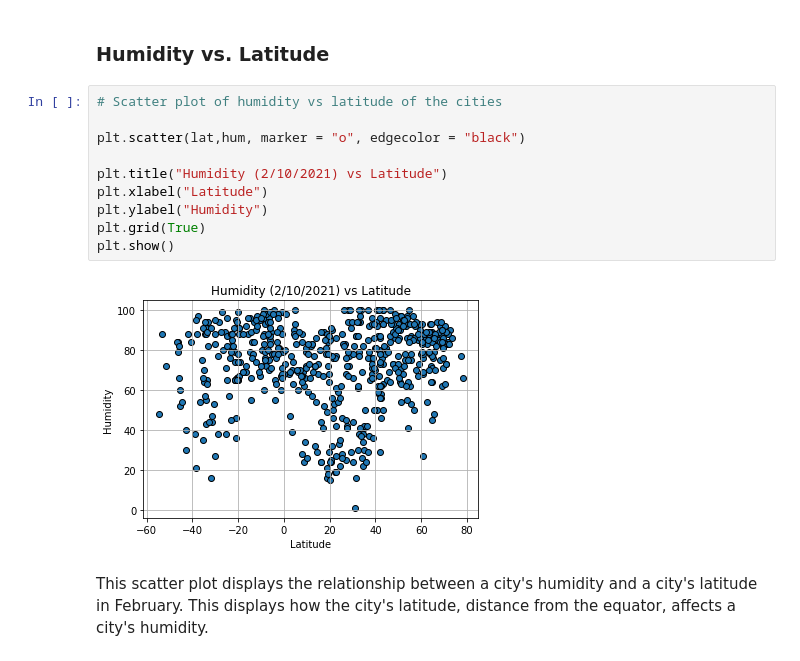
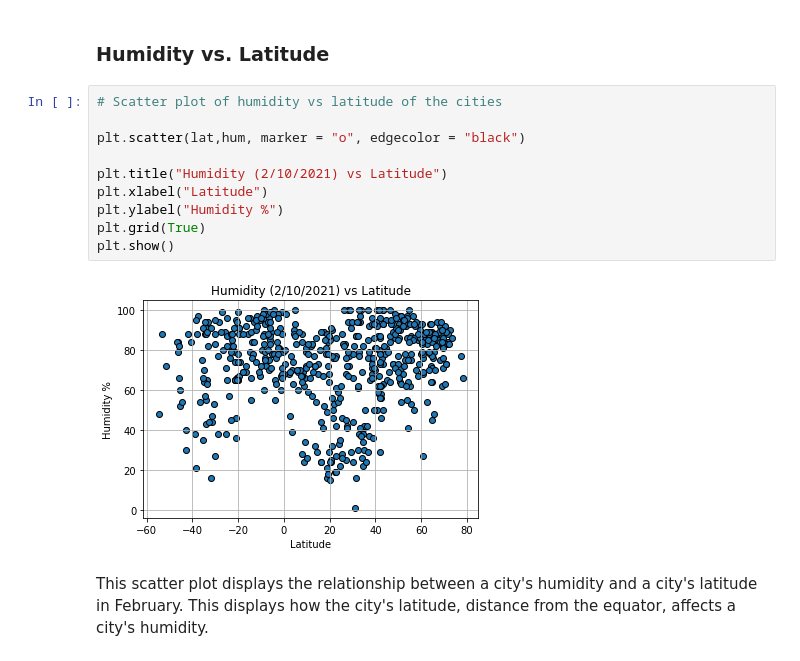
Before and after one commit to jroy22/python-api-challenge, a Jupyter notebook: WeatherPy/WeatherPy.ipynb, the cells around one changed output. Cells and saved outputs as stored; diff of their text form.

```diff
--- a/WeatherPy/WeatherPy.ipynb
+++ b/WeatherPy/WeatherPy.ipynb
@@ -191,15 +191,15 @@ a city's maximum temperature.
 # %%
 # Scatter plot of humidity vs latitude of the cities
 
 plt.scatter(lat,hum, marker = "o", edgecolor = "black")
 
 plt.title("Humidity (2/10/2021) vs Latitude")
 plt.xlabel("Latitude")
-plt.ylabel("Humidity")
+plt.ylabel("Humidity %")
 plt.grid(True)
 plt.show()
 # %% [output]
-[figure, old version]
+[figure, new version]
 # %% [markdown]
 This scatter plot displays the relationship between a city's
 humidity and a city's latitude in February.
```
Also changed, not shown: parts of 20 cells of this notebook.
